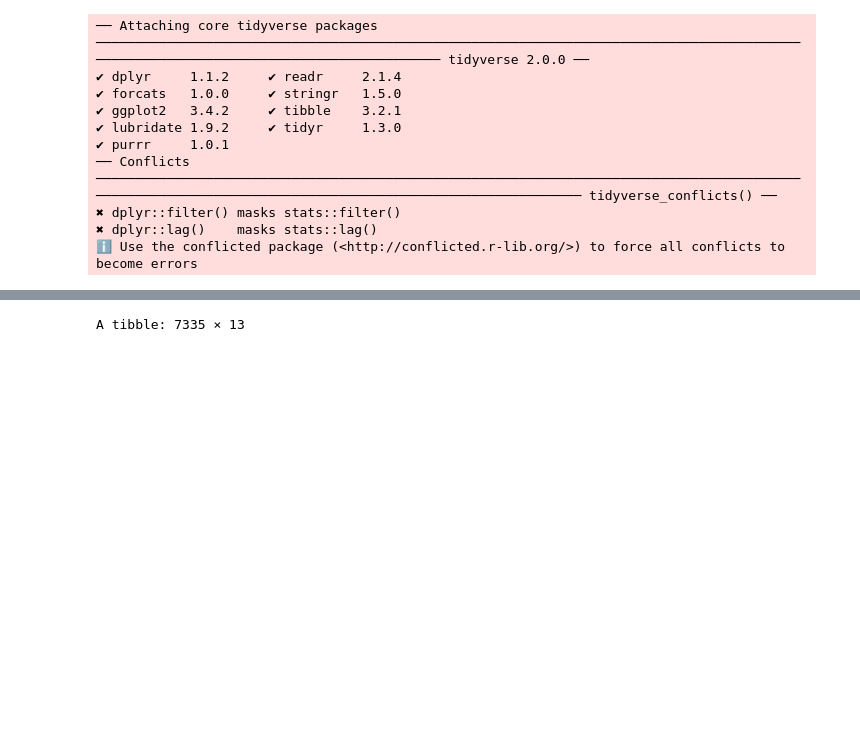
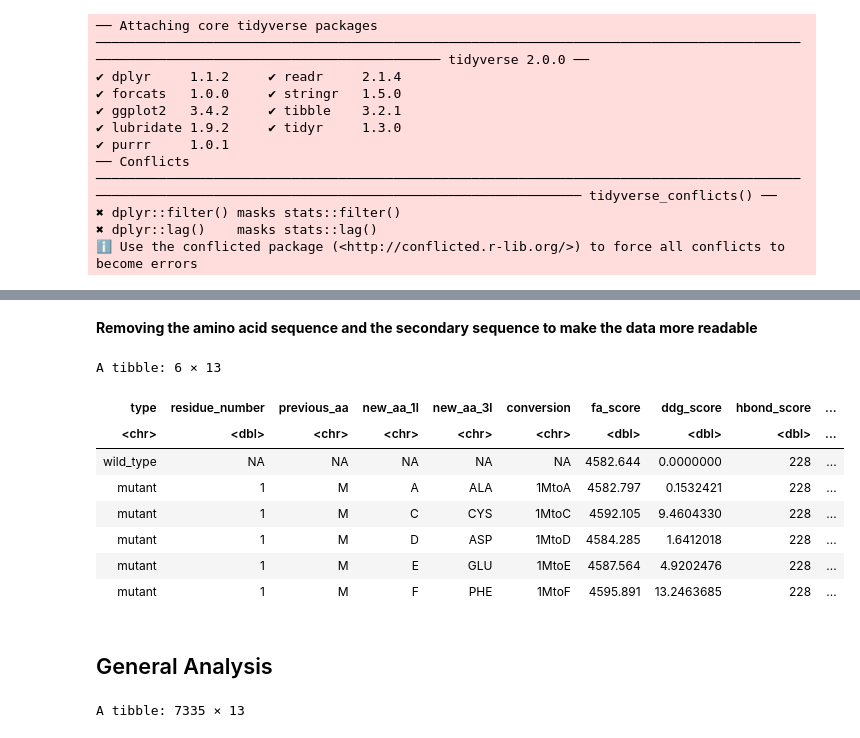
Before and after one commit to redradman/OneAAatATime, a Jupyter notebook: docked_analysis.ipynb, the cells around one changed output, grey strips where cells are left out. Cells and saved outputs as stored; diff of their text form; code cells hidden in the pictures; blank space fills up the shorter version.

Commit message:
add more to docked_analysis and organize code

```diff
--- a/docked_analysis.ipynb
+++ b/docked_analysis.ipynb
@@ -46 +62,18 @@ dbl (8): residue_number, fa_score, ddg_score, hbond_score, sasa_score, diff_...
+# %% [markdown]
+**Removing the amino acid sequence and the secondary sequence to make the data more readable**
+# %%
+dock_short <- dock |> select(-c(new_seq, secondary_structure))
+head(dock_short)
+# %% [output]
+A tibble: 6 × 13
+| type | residue_number | previous_aa | new_aa_1l | new_aa_3l | conversion | fa_score | ddg_score | hbond_score | ... |
+| <chr> | <dbl> | <chr> | <chr> | <chr> | <chr> | <dbl> | <dbl> | <dbl> | ... |
+| wild_type | NA | NA | NA | NA | NA | 4582.644 | 0.0000000 | 228 | ... |
+| mutant | 1 | M | A | ALA | 1MtoA | 4582.797 | 0.1532421 | 228 | ... |
+| mutant | 1 | M | C | CYS | 1MtoC | 4592.105 | 9.4604330 | 228 | ... |
+| mutant | 1 | M | D | ASP | 1MtoD | 4584.285 | 1.6412018 | 228 | ... |
+| mutant | 1 | M | E | GLU | 1MtoE | 4587.564 | 4.9202476 | 228 | ... |
+| mutant | 1 | M | F | PHE | 1MtoF | 4595.891 | 13.2463685 | 228 | ... |
+# %% [markdown]
+## General Analysis
 # %%
```
Also changed, not shown: parts of 5 cells of this notebook.
